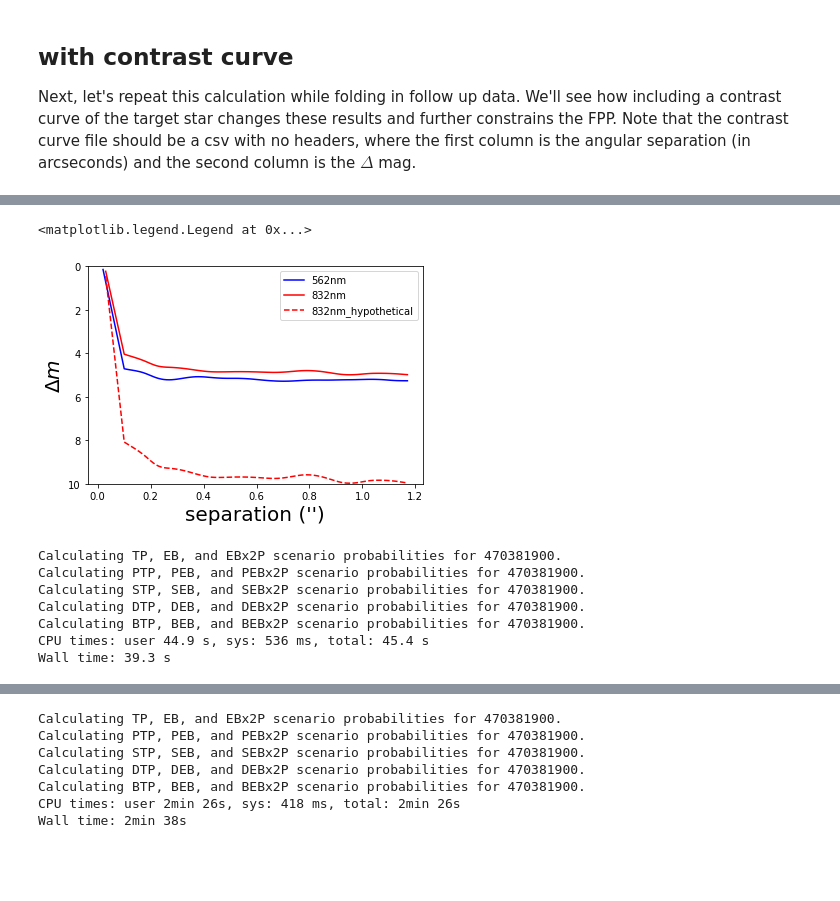
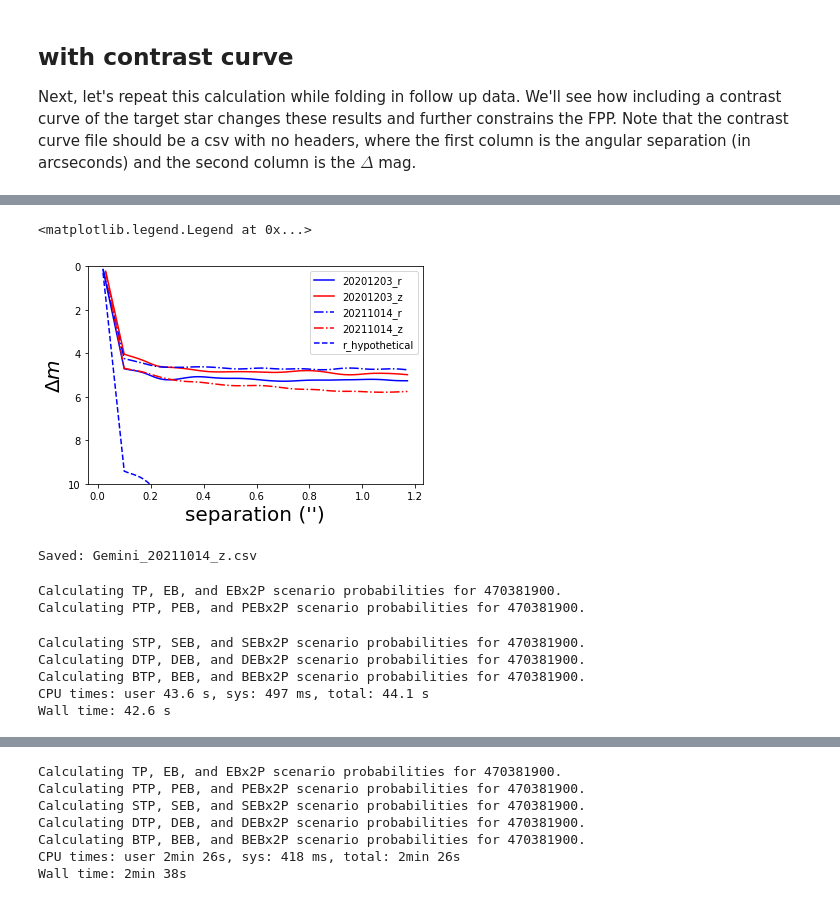
Before and after one commit to jpdeleon/toi1696, a Jupyter notebook: notebooks/triceratops.ipynb, the cells around one changed output, grey strips where cells are left out. Drawn from its saved outputs; the diff is of its cells as text; code cells hidden in the pictures; blank space fills up the shorter version.

```diff
--- a/notebooks/triceratops.ipynb
+++ b/notebooks/triceratops.ipynb
@@ -194,18 +208,31 @@ cc.to_csv("../vespa/Gemini_z.csv", header=False, index=False)
 # %%
-cc1 = pd.read_csv("../vespa/Gemini_r.csv", names=['r','dmag'])
-cc2 = pd.read_csv("../vespa/Gemini_z.csv", names=['r','dmag'])
-cc3 = pd.read_csv("../vespa/Gemini_z2.csv", names=['r','dmag'])
+cc1 = pd.read_csv("../vespa/Gemini_20201203_r.cc", names=['r','dmag'], delim_whitespace=True)
+cc2 = pd.read_csv("../vespa/Gemini_20201203_z.cc", names=['r','dmag'], delim_whitespace=True)
+cc3 = pd.read_csv("../vespa/Gemini_20211014_r.cc", names=['r','dmag'], delim_whitespace=True)
+cc4 = pd.read_csv("../vespa/Gemini_20211014_z.cc", names=['r','dmag'], delim_whitespace=True)
+cc5 = pd.read_csv("../vespa/Gemini_20201203_r_hypot.cc", names=['r','dmag'], delim_whitespace=True)
 # %%
-plt.plot(cc1.r, cc1.dmag, 'b-', label='562nm');
-plt.plot(cc2.r, cc2.dmag, 'r-', label='832nm');
-plt.plot(cc3.r, cc3.dmag, 'r--', label='832nm_hypothetical');
+plt.plot(cc1.r, cc1.dmag, 'b-', label='20201203_r');
+plt.plot(cc2.r, cc2.dmag, 'r-', label='20201203_z');
+plt.plot(cc3.r, cc3.dmag, 'b-.', label='20211014_r');#'562nm');
+plt.plot(cc4.r, cc4.dmag, 'r-.', label='20211014_z');#'832nm');
+plt.plot(cc5.r, cc5.dmag, 'b--', label='r_hypothetical');
 plt.ylim(10,0);
 plt.ylabel("$\\Delta m$", fontsize=20);
 plt.xlabel("separation ('')", fontsize=20);
 plt.legend()
 # %% [output]
 <matplotlib.legend.Legend at 0x...>
-[figure, old version]
+[figure, new version]
+# %%
+#save to csv the one with highest contrast
+contrastcurve_file = "../vespa/Gemini_20211014_z.cc"
+c = pd.read_csv(contrastcurve_file, delim_whitespace=True, names=['r','dmag'])
+fp = contrastcurve_file.split('/')[-1][:-3]+'.csv'
+c.to_csv(fp, header=None)
+print(f"Saved: {fp}")
+# %% [output]
+Saved: Gemini_20211014_z.csv
 # %%
 %%time
 lc_binsize = (time.max()-time.min())/100
@@ -214,18 +241,18 @@ lc = TessLightCurve(time=time, flux=flux, flux_err=flux_err).bin(time_bin_size=l
 target.calc_probs(time=lc.time.value,
                   flux_0=lc.flux.value,
                   flux_err_0=np.nanmean(lc.flux_err.value),
-                  contrast_curve_file="../vespa/Gemini_r.csv",
+                  contrast_curve_file=fp,
                   P_orb=P_orb,
                   parallel=True
                  )
 # %% [output]
 Calculating TP, EB, and EBx2P scenario probabilities for 470381900.
 Calculating PTP, PEB, and PEBx2P scenario probabilities for 470381900.
-Calculating STP, SEB, and SEBx2P scenario probabilities for 470381900.
-Calculating DTP, DEB, and DEBx2P scenario probabilities for 470381900.
-Calculating BTP, BEB, and BEBx2P scenario probabilities for 470381900.
-CPU times: user 44.9 s, sys: 536 ms, total: 45.4 s
-Wall time: 39.3 s
+Calculating STP, SEB, and SEBx2P scenario probabilities for 470381900.
+Calculating DTP, DEB, and DEBx2P scenario probabilities for 470381900.
+Calculating BTP, BEB, and BEBx2P scenario probabilities for 470381900.
+CPU times: user 43.6 s, sys: 497 ms, total: 44.1 s
+Wall time: 42.6 s
 # %%
 fig2 = target.plot_fits(time=time, flux_0=flux, flux_err_0=np.nanmean(flux_err))
 # %% [output]
```
Also changed, not shown: parts of 11 cells of this notebook, 54 other files.
